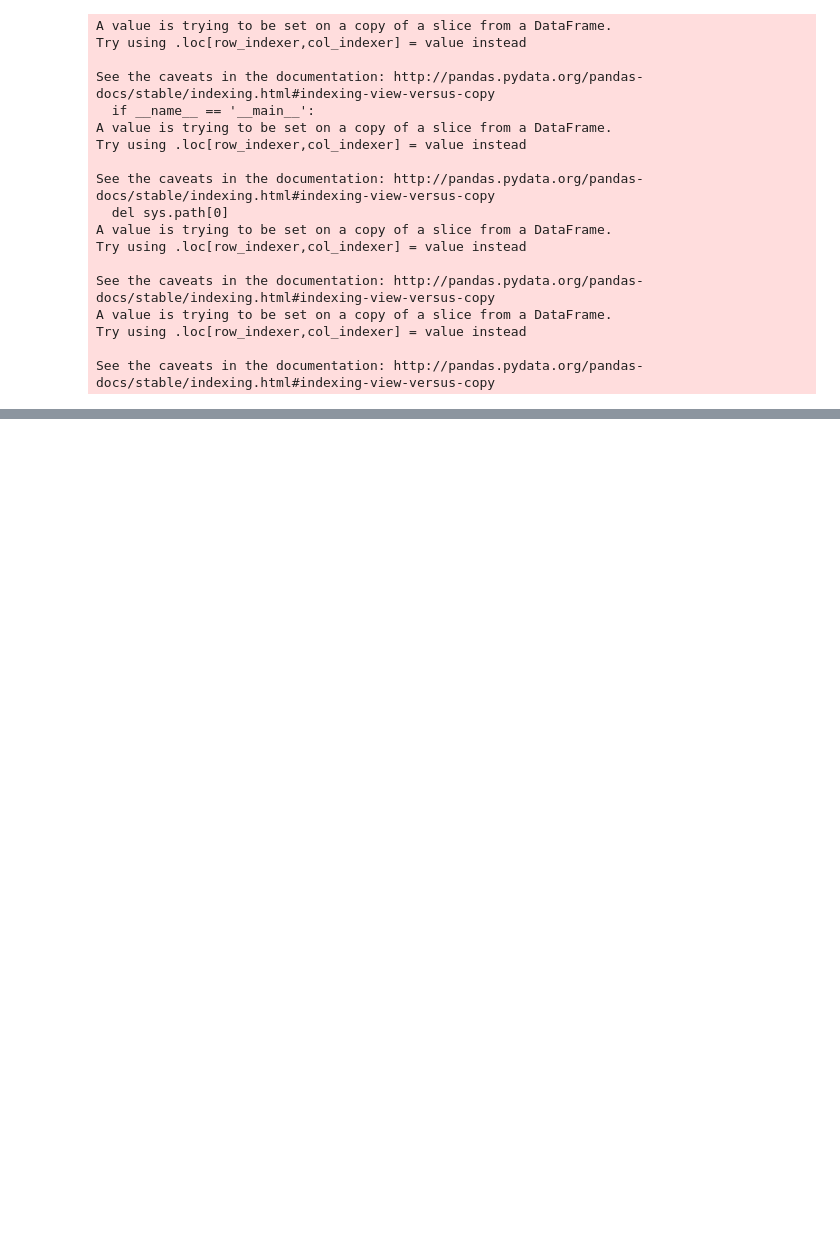
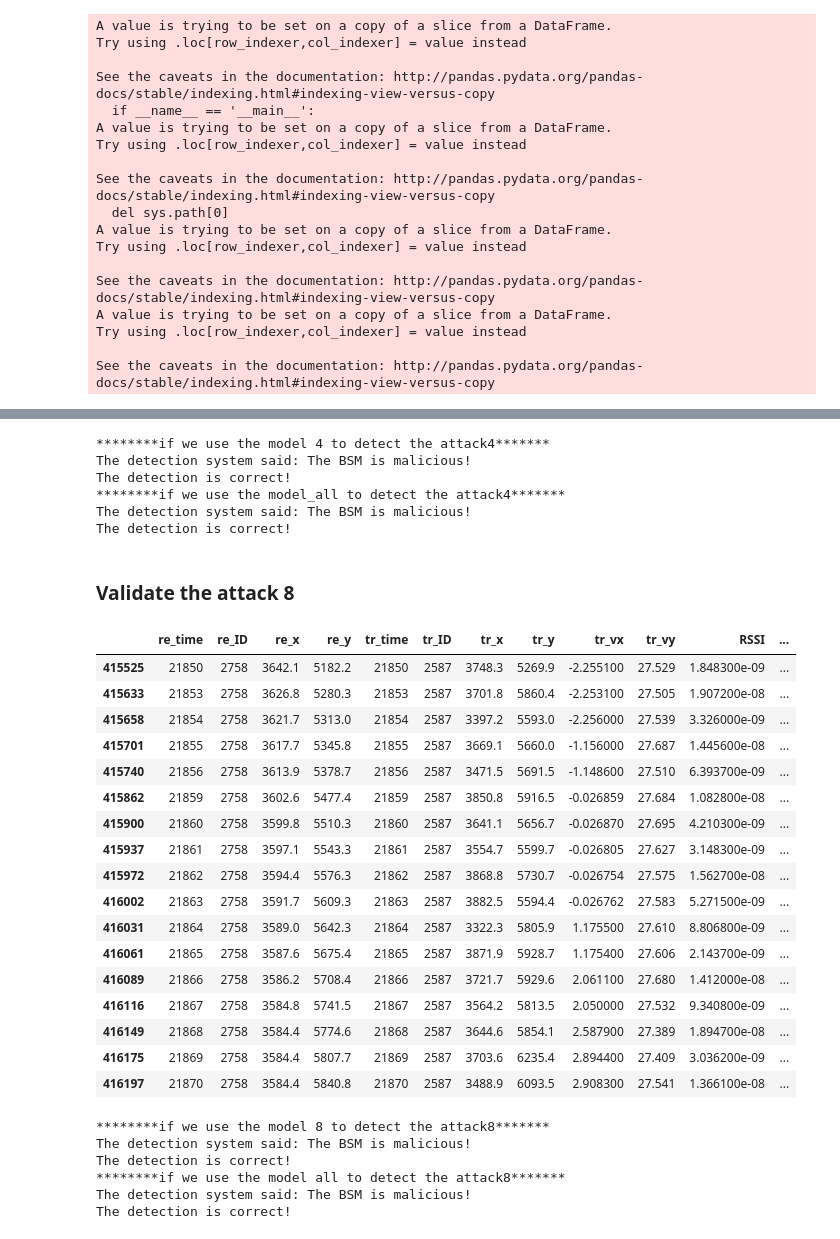
Before and after one commit to liangwangENST/SR2I208-Detection-Malicious-data, a Jupyter notebook: Neural Network.ipynb, the cells around one changed output, grey strips where cells are left out. Cells and saved outputs as stored; diff of their text form; code cells hidden in the pictures; blank space fills up the shorter version.

```diff
--- a/Neural Network.ipynb
+++ b/Neural Network.ipynb
@@ -579,0 +653,49 @@ But in fact, the BSM is malicious, the detection is incorrect
+# %%
+print('********if we use the model 4 to detect the attack4*******')
+test_real_data(model4, data_select, mode)
+print('********if we use the model_all to detect the attack4*******')
+test_real_data(model_all, data_select, mode)
+# %% [output]
+********if we use the model 4 to detect the attack4*******
+The detection system said: The BSM is malicious!
+The detection is correct!
+********if we use the model_all to detect the attack4*******
+The detection system said: The BSM is malicious!
+The detection is correct!
+# %% [markdown]
+### Validate the attack 8
+# %%
+mode = 1
+data_select = get_data(data_atk8, mode)
+data_select
+# %% [output]
+|  | re_time | re_ID | re_x | re_y | tr_time | tr_ID | tr_x | tr_y | tr_vx | tr_vy | RSSI | ... |
+| 415525 | 21850 | 2758 | 3642.1 | 5182.2 | 21850 | 2587 | 3748.3 | 5269.9 | -2.255100 | 27.529 | 1.848300e-09 | ... |
+| 415633 | 21853 | 2758 | 3626.8 | 5280.3 | 21853 | 2587 | 3701.8 | 5860.4 | -2.253100 | 27.505 | 1.907200e-08 | ... |
+| 415658 | 21854 | 2758 | 3621.7 | 5313.0 | 21854 | 2587 | 3397.2 | 5593.0 | -2.256000 | 27.539 | 3.326000e-09 | ... |
+| 415701 | 21855 | 2758 | 3617.7 | 5345.8 | 21855 | 2587 | 3669.1 | 5660.0 | -1.156000 | 27.687 | 1.445600e-08 | ... |
+| 415740 | 21856 | 2758 | 3613.9 | 5378.7 | 21856 | 2587 | 3471.5 | 5691.5 | -1.148600 | 27.510 | 6.393700e-09 | ... |
+| 415862 | 21859 | 2758 | 3602.6 | 5477.4 | 21859 | 2587 | 3850.8 | 5916.5 | -0.026859 | 27.684 | 1.082800e-08 | ... |
+| 415900 | 21860 | 2758 | 3599.8 | 5510.3 | 21860 | 2587 | 3641.1 | 5656.7 | -0.026870 | 27.695 | 4.210300e-09 | ... |
+| 415937 | 21861 | 2758 | 3597.1 | 5543.3 | 21861 | 2587 | 3554.7 | 5599.7 | -0.026805 | 27.627 | 3.148300e-09 | ... |
+| 415972 | 21862 | 2758 | 3594.4 | 5576.3 | 21862 | 2587 | 3868.8 | 5730.7 | -0.026754 | 27.575 | 1.562700e-08 | ... |
+| 416002 | 21863 | 2758 | 3591.7 | 5609.3 | 21863 | 2587 | 3882.5 | 5594.4 | -0.026762 | 27.583 | 5.271500e-09 | ... |
+| 416031 | 21864 | 2758 | 3589.0 | 5642.3 | 21864 | 2587 | 3322.3 | 5805.9 | 1.175500 | 27.610 | 8.806800e-09 | ... |
+| 416061 | 21865 | 2758 | 3587.6 | 5675.4 | 21865 | 2587 | 3871.9 | 5928.7 | 1.175400 | 27.606 | 2.143700e-09 | ... |
+| 416089 | 21866 | 2758 | 3586.2 | 5708.4 | 21866 | 2587 | 3721.7 | 5929.6 | 2.061100 | 27.680 | 1.412000e-08 | ... |
+| 416116 | 21867 | 2758 | 3584.8 | 5741.5 | 21867 | 2587 | 3564.2 | 5813.5 | 2.050000 | 27.532 | 9.340800e-09 | ... |
+| 416149 | 21868 | 2758 | 3584.4 | 5774.6 | 21868 | 2587 | 3644.6 | 5854.1 | 2.587900 | 27.389 | 1.894700e-08 | ... |
+| 416175 | 21869 | 2758 | 3584.4 | 5807.7 | 21869 | 2587 | 3703.6 | 6235.4 | 2.894400 | 27.409 | 3.036200e-09 | ... |
+| 416197 | 21870 | 2758 | 3584.4 | 5840.8 | 21870 | 2587 | 3488.9 | 6093.5 | 2.908300 | 27.541 | 1.366100e-08 | ... |
+# %%
+print('********if we use the model 8 to detect the attack8*******')
+test_real_data(model8, data_select, 1)
+print('********if we use the model all to detect the attack8*******')
+test_real_data(model_all, data_select, 1)
+# %% [output]
+********if we use the model 8 to detect the attack8*******
+The detection system said: The BSM is malicious!
+The detection is correct!
+********if we use the model all to detect the attack8*******
+The detection system said: The BSM is malicious!
+The detection is correct!
```
Also changed, not shown: parts of 31 cells of this notebook, 5 other files.
